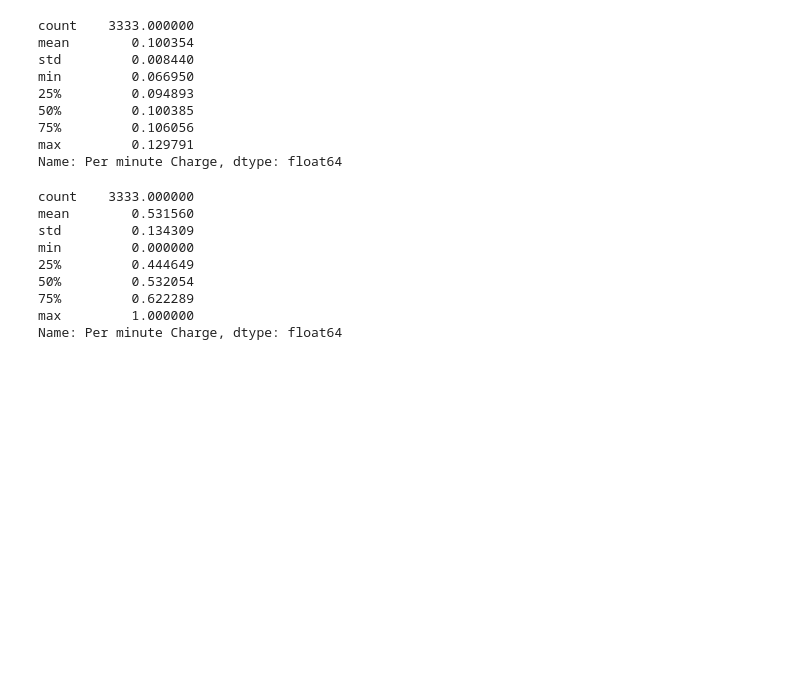
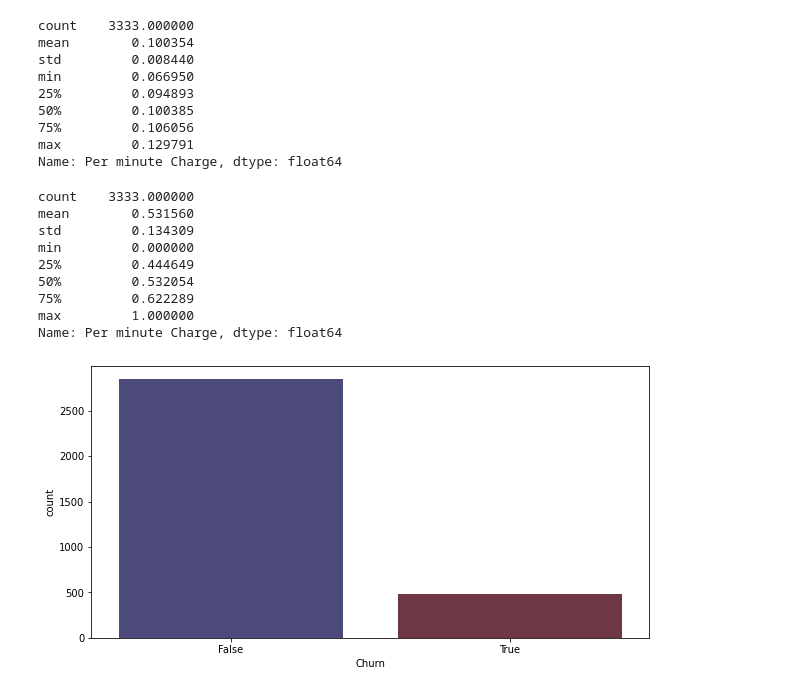
Before and after one commit to hetkothari/Telecom-Churn-Capstone-1, a Jupyter notebook: Telecom_Churn_Analysis_Capstone_Project.ipynb, the cells around one changed output. Saved outputs shown, nothing was run; the diff lists cells and outputs as text; code cells hidden in the pictures; blank space fills up the shorter version.

```diff
--- a/Telecom_Churn_Analysis_Capstone_Project.ipynb
+++ b/Telecom_Churn_Analysis_Capstone_Project.ipynb
@@ -214,3 +214,11 @@ min         0.000000
 75%         0.622289
 max         1.000000
 Name: Per minute Charge, dtype: float64
+# %%
+plt.figure(figsize = (10,5))
+sns.countplot(data['Churn'],palette="icefire")
+plt.xlabel('Churn')
+
+plt.show()
+# %% [output]
+[figure, added]
```
Also changed, not shown: parts of 17 cells of this notebook.
